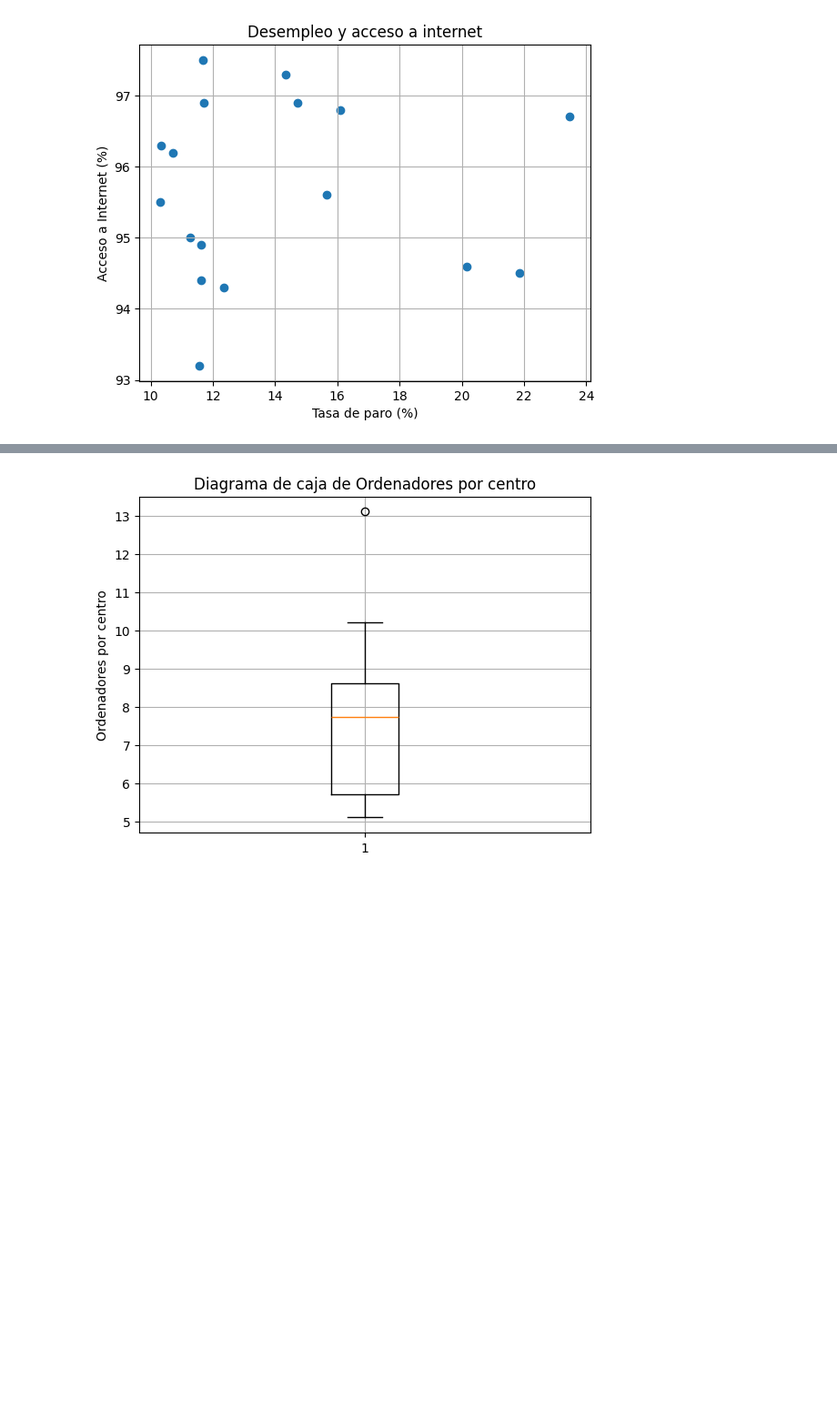
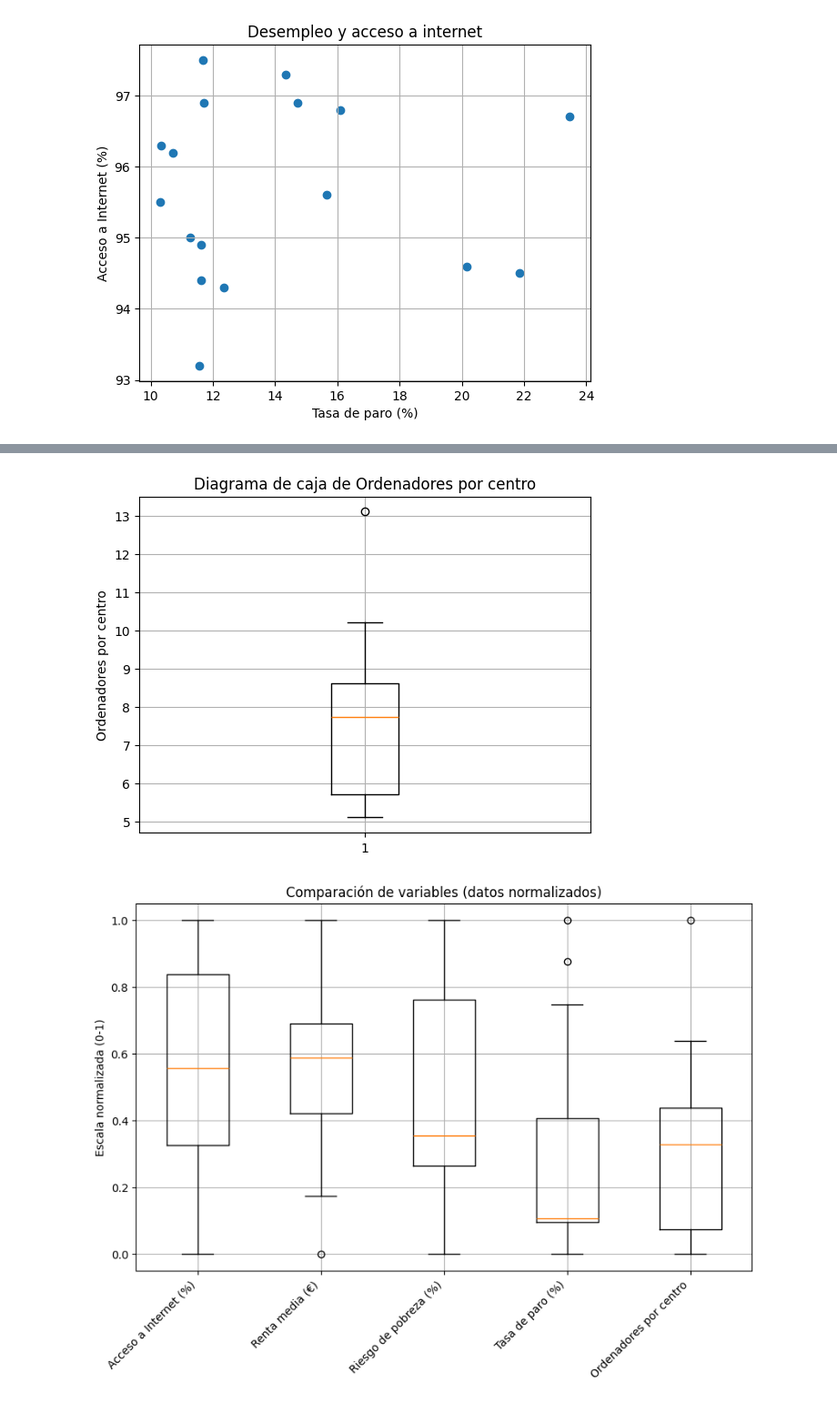
Before and after one commit to Gema-Villanueva/Brecha-Digital-2, a Jupyter notebook: ultimasmodificaciones_brechasDigitales.ipynb, the cells around one changed output, grey strips where cells are left out. Shown at 91% size. Drawn from its saved outputs; the diff is of its cells as text; code cells hidden in the pictures; blank space fills up the shorter version.

Commit message:
Se añade boxplot

```diff
--- a/ultimasmodificaciones_brechasDigitales.ipynb
+++ b/ultimasmodificaciones_brechasDigitales.ipynb
@@ -630,32 +630,67 @@ plt.show()
 # %%
 # ================================
 #  BOXPLOTS (DIAGRAMAS DE CAJA)
 # ================================
 
 # Muestra la distribución de los datos y permite detectar posibles valores atípicos (outliers)
 nombres = {
     "banda_ancha_pct": "Acceso a Internet (%)",
     "renta_media": "Renta media (€)",
     "arope_pct": "Riesgo de pobreza (%)",
     "paro_pct": "Tasa de paro (%)",
     "ordenadores_unidad": "Ordenadores por centro"
 }
 
 for col, nombre in nombres.items():
     plt.figure()
     plt.boxplot(df[col])
 
     plt.title(f"Diagrama de caja de {nombre}")
     plt.ylabel(nombre)
 
     plt.grid(True)
     plt.show()
+
+    # ================================
+# 📦 BOXPLOT NORMALIZADO
+# ================================
+
+from sklearn.preprocessing import MinMaxScaler
+
+nombres = {
+    "banda_ancha_pct": "Acceso a Internet (%)",
+    "renta_media": "Renta media (€)",
+    "arope_pct": "Riesgo de pobreza (%)",
+    "paro_pct": "Tasa de paro (%)",
+    "ordenadores_unidad": "Ordenadores por centro"
+}
+
+columnas = list(nombres.keys())
+etiquetas = list(nombres.values())
+
+# Normalización
+scaler = MinMaxScaler()
+df_normalizado = pd.DataFrame(
+    scaler.fit_transform(df[columnas]),
+    columns=columnas
+)
+
+plt.figure(figsize=(10,6))
+plt.boxplot([df_normalizado[col] for col in columnas])
+
+plt.xticks(range(1, len(etiquetas)+1), etiquetas, rotation=45, ha="right")
+plt.title("Comparación de variables (datos normalizados)")
+plt.ylabel("Escala normalizada (0-1)")
+
+plt.grid(True)
+plt.show()
 # %% [output]
 [figure]
 [figure]
 [figure]
 [figure]
 [figure]
+[figure, added]
 # %%
 # Definimos las variables predictoras (X) y la variable objetivo (y).
 # Queremos predecir el porcentaje de acceso a internet (banda ancha)
```
Also changed, not shown: parts of 7 cells of this notebook.
